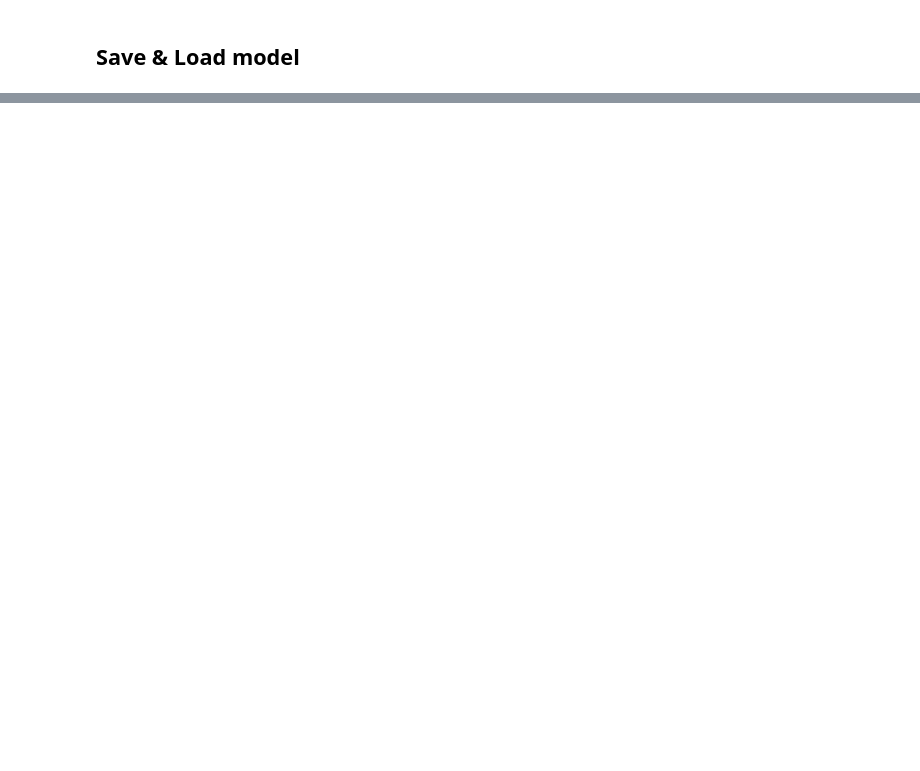
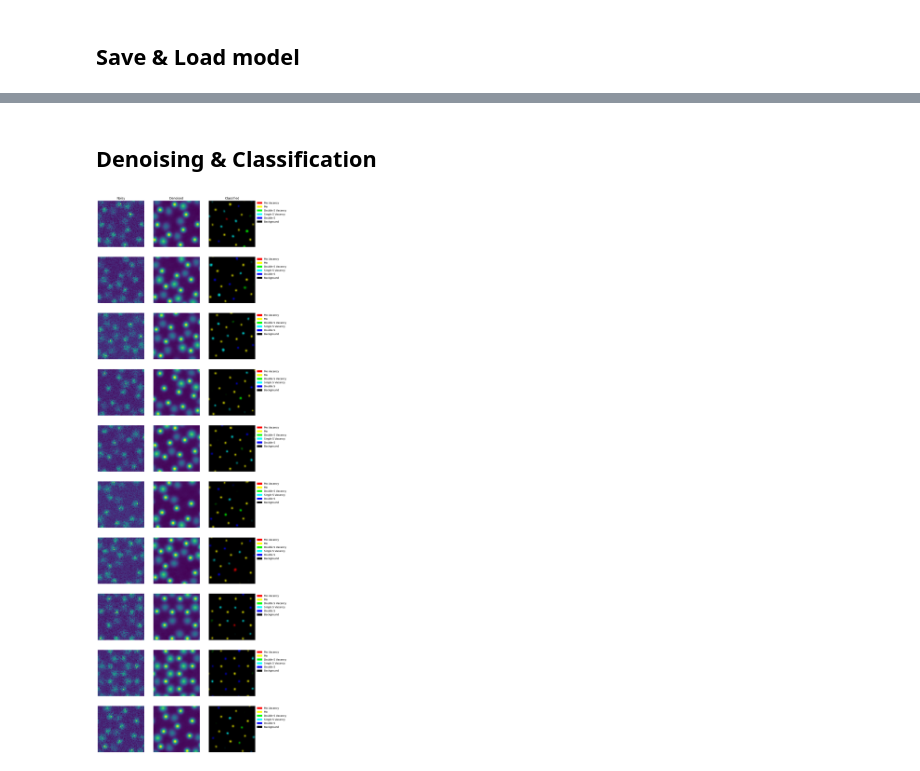
Before and after one commit to pco0511/ph413-comp-ph, a Jupyter notebook: homeworks/HW9/main.ipynb, the cells around one changed output, grey strips where cells are left out. Drawn from its saved outputs; the diff is of its cells as text; code cells hidden in the pictures; blank space fills up the shorter version.

```diff
--- a/homeworks/HW9/main.ipynb
+++ b/homeworks/HW9/main.ipynb
@@ -758,7 +804,7 @@ def plot_images(noisy, denoised, original=None, cmap = 'viridis', n_cols=2):
 
     for i in range(n_col_subplots):
         if i % m == 0:
-            axes[i].set_title("Noised")
+            axes[i].set_title("Noisy")
         elif i % m == 1:
             axes[i].set_title("Denoised")
         else:
@@ -775,6 +821,8 @@ def plot_images(noisy, denoised, original=None, cmap = 'viridis', n_cols=2):
         if original is not None:
             axes[m*idx + 2].imshow(original[idx], cmap=cmap, interpolation='nearest')
             axes[m*idx + 2].axis('off')
+
+    plt.show()
 # %%
 n_images = 8 * 2
 
@@ -1206,7 +1257,7 @@ def save_classifier(model: eqx.Module, state: eqx.nn.State, save_dir: str):
         eqx.tree_serialise_leaves(f, state)
 
 def load_classifier(load_dir: str) -> eqx.Module:
-    model_template, state_template = eqx.nn.make_with_state(ClassifierNet)(hidden_channels=64, key=jax.random.key(0))
+    model_template, state_template = eqx.nn.make_with_state(ClassifierNet)(n_channels=1, n_classes=len(label_names), bilinear=True, key=jax.random.key(0))
 
     model_path = os.path.join(load_dir, "model.eqx")
     state_path = os.path.join(load_dir, "state.eqx")
@@ -1220,0 +1279,26 @@ def load_classifier(load_dir: str) -> eqx.Module:
+# %%
+denoiser_dir = "./models/denoiser"
+
+model, state = load_denoiser(denoiser_dir)
+
+denoiser = eqx.nn.inference_mode(model)
+denoiser = eqx.Partial(denoiser, state=state)
+
+@eqx.filter_jit
+def denoise(denoiser, images):
+    # discard state
+    deonised, _ = jax.vmap(denoiser)(images)
+    return deonised
+# %%
+classifier_dir = "./models/classifier"
+
+classifier, state = load_classifier(classifier_dir)
+
+classifier = eqx.nn.inference_mode(classifier)
+classifier = eqx.Partial(classifier, state=state)
+
+@eqx.filter_jit
+def classify(classifier, images):
+    # discard state
+    logits, _ = jax.vmap(classifier)(images)
+    return jax.nn.softmax(logits, axis=-1)
@@ -1220,0 +1390,17 @@ def load_classifier(load_dir: str) -> eqx.Module:
+# %% [markdown]
+## Denoising & Classification
+# %%
+data_dir = "./data"
+data_file_name = "TestImages_Noised.npy"
+data_path = os.path.join(data_dir, data_file_name)
+
+noisy_img = np.load(data_path)
+noisy_img = np.transpose(noisy_img, (2, 0, 1))
+denoised = denoise(denoiser, noisy_img)
+classified = classify(classifier, denoised)
+classified_img = jax.vmap(make_img_from_soft_labels, in_axes=(0, None))(classified, palette)
+
+
+plot_images(noisy_img, denoised, classified_img)
+# %% [output]
+[figure, added]
```
Also changed, not shown: parts of 21 cells of this notebook, 2 other files.
